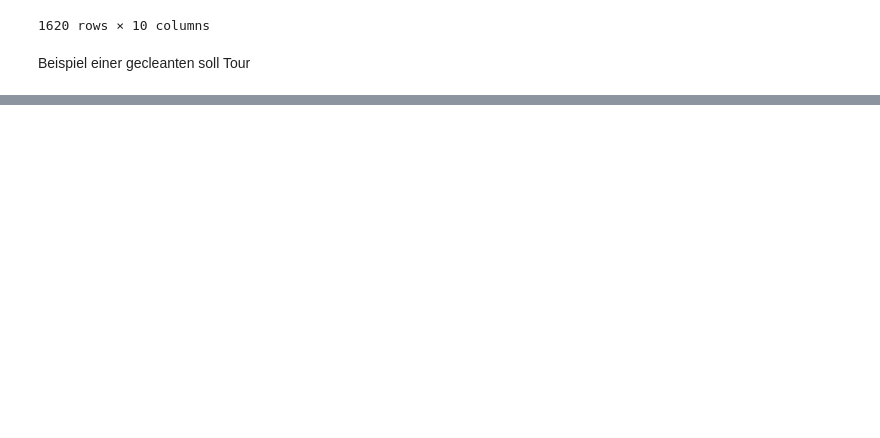
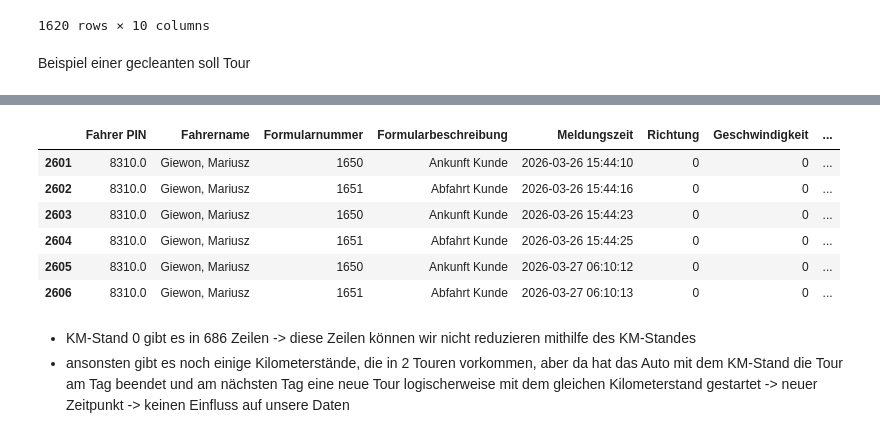
Before and after one commit to junguy01/transport_optimization, a Jupyter notebook: Application_neustes.ipynb, the cells around one changed output, grey strips where cells are left out. Drawn from its saved outputs; the diff is of its cells as text; code cells hidden in the pictures; blank space fills up the shorter version.

```diff
--- a/Application_neustes.ipynb
+++ b/Application_neustes.ipynb
@@ -1041,0 +1149,13 @@ df_soll_final[df_soll_final['TOURNR'] == "H/42460"]
+# %%
+df_ist_merged_clean[df_ist_merged_clean['KM-Stand'] == 179697.150]
+# %% [output]
+|  | Fahrer PIN | Fahrername | Formularnummer | Formularbeschreibung | Meldungszeit | Richtung | Geschwindigkeit | ... |
+| 2601 | 8310.0 | Giewon, Mariusz | 1650 | Ankunft Kunde | 2026-03-26 15:44:10 | 0 | 0 | ... |
+| 2602 | 8310.0 | Giewon, Mariusz | 1651 | Abfahrt Kunde | 2026-03-26 15:44:16 | 0 | 0 | ... |
+| 2603 | 8310.0 | Giewon, Mariusz | 1650 | Ankunft Kunde | 2026-03-26 15:44:23 | 0 | 0 | ... |
+| 2604 | 8310.0 | Giewon, Mariusz | 1651 | Abfahrt Kunde | 2026-03-26 15:44:25 | 0 | 0 | ... |
+| 2605 | 8310.0 | Giewon, Mariusz | 1650 | Ankunft Kunde | 2026-03-27 06:10:12 | 0 | 0 | ... |
+| 2606 | 8310.0 | Giewon, Mariusz | 1651 | Abfahrt Kunde | 2026-03-27 06:10:13 | 0 | 0 | ... |
+# %% [markdown]
+* KM-Stand 0 gibt es in 686 Zeilen -> diese Zeilen können wir nicht reduzieren mithilfe des KM-Standes
+* ansonsten gibt es noch einige Kilometerstände, die in 2 Touren vorkommen, aber da hat das Auto mit dem KM-Stand die Tour am Tag beendet und am nächsten Tag eine neue Tour logischerweise mit dem gleichen Kilometerstand gestartet -> neuer Zeitpunkt -> keinen Einfluss auf unsere Daten
```
Also changed, not shown: parts of 20 cells of this notebook, 2 other files.
